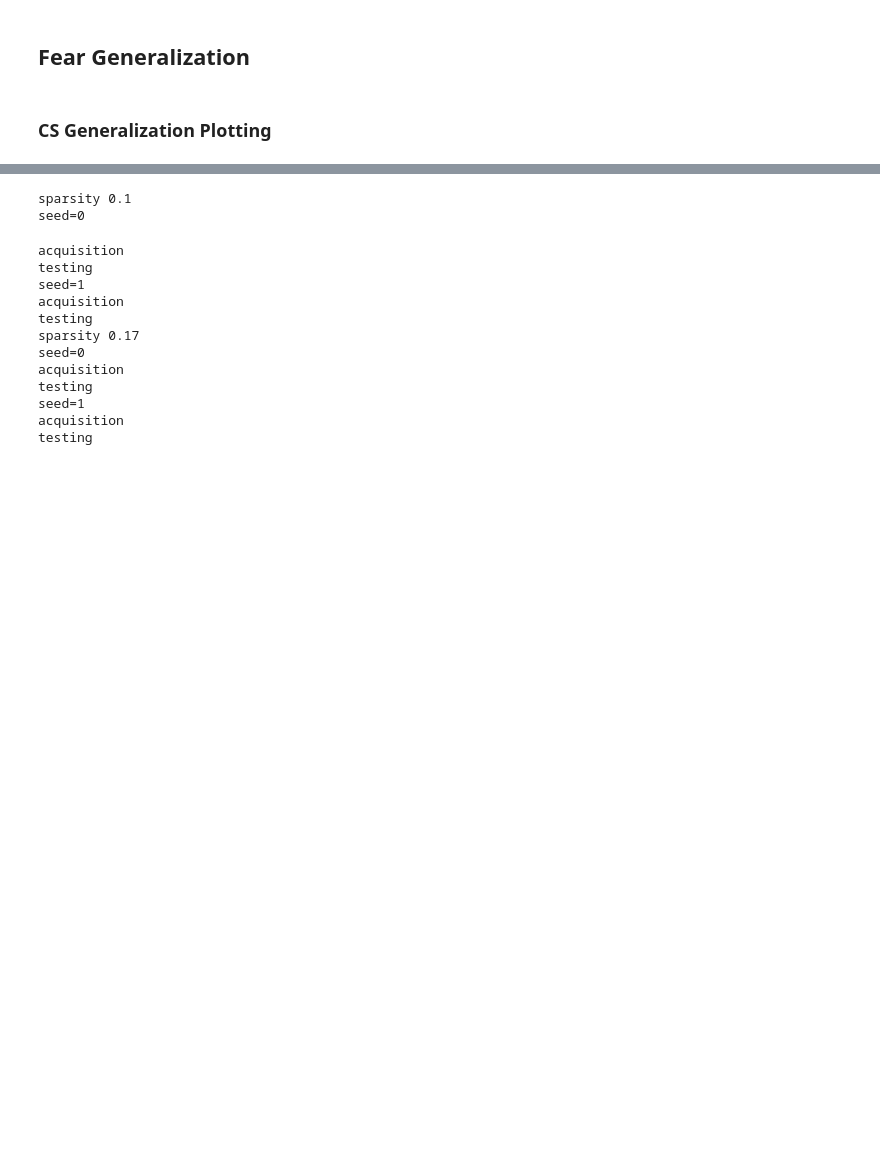
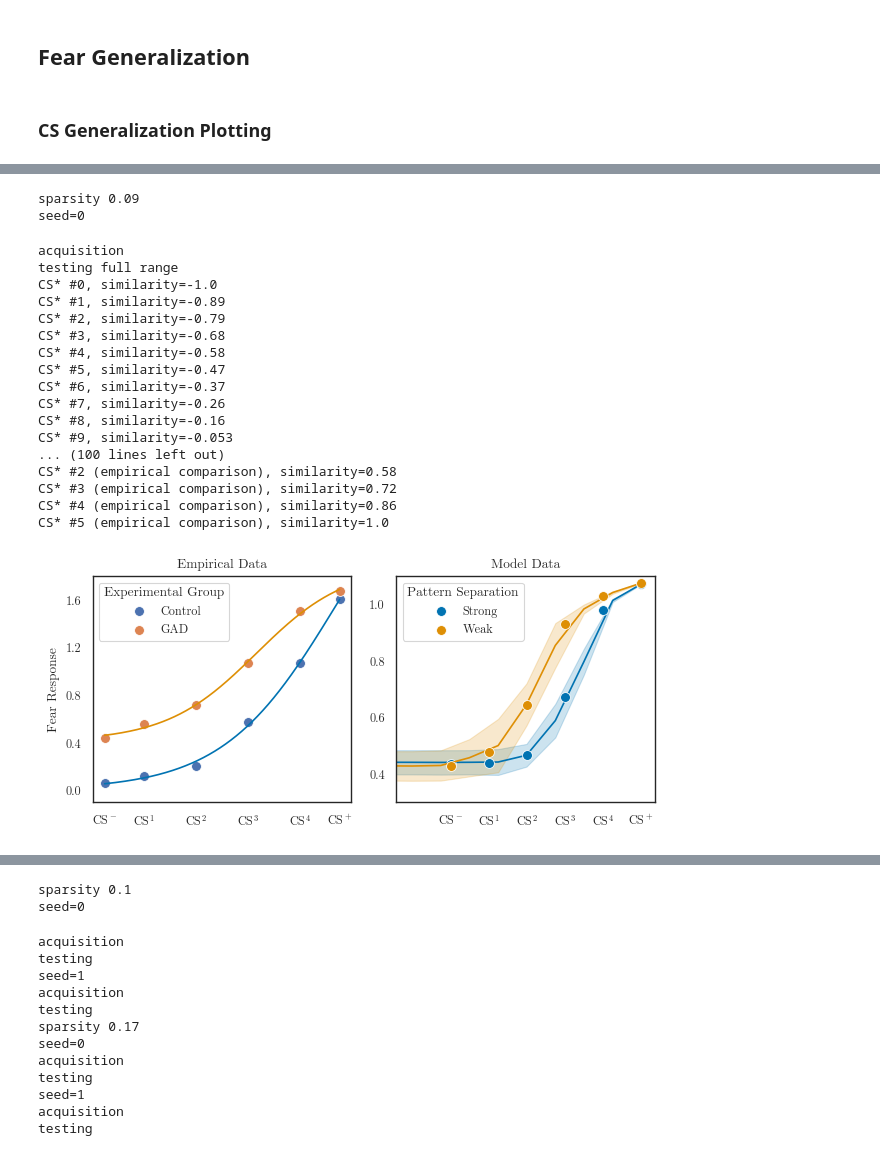
Before and after one commit to psipeter/amygdala, a Jupyter notebook: experiments.ipynb, the cells around one changed output, grey strips where cells are left out. Saved outputs shown, nothing was run; the diff lists cells and outputs as text; code cells hidden in the pictures; blank space fills up the shorter version.

```diff
--- a/experiments.ipynb
+++ b/experiments.ipynb
@@ -792,6 +792,9 @@ def genCS(
         load=False,
         choose_intercepts_method='fixed',
         sparsity=0.5,
+        CSminusSim=0.0,
+        minSim=-1.0,
+        compare_empirical=False,
     ):
 
     if load:
@@ -799,6 +802,7 @@ def genCS(
     else:
         rng = np.random.RandomState(seeds)
         data = pd.DataFrame(columns=["seed", "Fear Response", "Similarity to CS+"])
+        data_compare_empirical = pd.DataFrame(columns=["seed", "Fear Response", "Similarity to CS+"])
         for seed in range(seeds):
             print(f"seed={seed}")
             lr1 = rng.uniform(1e-4, 3e-4)
@@ -826,10 +830,12 @@ def genCS(
             CTX = net.inputs.CTXs[0]
             CSplus = net.inputs.CSs[0]
             similarities = np.dot(CSplus, net.inputs.CSs.T)
-            CSminus = net.inputs.CSs[np.argmin(np.abs(similarities))]
-            target_similarities = np.linspace(0, 1, nCS)
+            CSminus = net.inputs.CSs[np.argmin(np.abs(similarities-CSminusSim))]
+#             CSminus = net.inputs.CSs[np.argmin(similarities)]
+            target_similarities = np.linspace(minSim, 1, nCS)
             stims = np.array([CSplus for n in range(nCond)] + [CSminus for n in range(nCond)])
             rng.shuffle(stims)
+            target_similarities2 = np.linspace(CSminusSim, 1, 6)
             with sim:
                 print("acquisition")
                 net.inputs.stop_learning = 0
@@ -839,14 +845,14 @@ def genCS(
                     net.inputs.CS = stims[p]
                     net.inputs.US = 1 if np.all(stims[p]==CSplus) else 0
                     sim.run(2)
-                print("testing")
+                print("testing full range")
                 net.inputs.stop_learning = 1
                 net.inputs.US = 0
                 for cs in range(nCS):
                     target_sim = target_similarities[cs]
                     CS = net.inputs.CSs[np.argmin(np.abs(similarities-target_sim))]
                     net.inputs.CS = CS
-#                     print(f"CS* #{cs}, similarity={np.dot(CSplus, CS):.2}")
+                    print(f"CS* #{cs}, similarity={np.dot(CSplus, CS):.2}")
                     sim.run(2)
                     freezing = np.mean(sim.data[net.pCeM][-int(1/dt):])
                     similarity = np.dot(CSplus, CS)
@@ -855,11 +861,28 @@ def genCS(
                         "Fear Response": freezing,
                         "Similarity to CS+": np.around(similarity, 3),
                     }, ignore_index=True)
+                if compare_empirical:
+                    target_similarities2 = np.linspace(CSminusSim, 1, 6)
+                    for cs in range(6):
+                        target_sim = target_similarities2[cs]
+                        CS = net.inputs.CSs[np.argmin(np.abs(similarities-target_sim))]
+                        net.inputs.CS = CS
+                        print(f"CS* #{cs} (empirical comparison), similarity={np.dot(CSplus, CS):.2}")
+                        sim.run(2)
+                        freezing = np.mean(sim.data[net.pCeM][-int(1/dt):])
+                        similarity = np.dot(CSplus, CS)
+                        data_compare_empirical = data_compare_empirical.append({
+                            "seed": int(seed),
+                            "Fear Response": freezing,
+                            "Similarity to CS+": np.around(similarity, 3),
+                        }, ignore_index=True)
+
 
     if choose_intercepts_method=='fixed':
         data.to_pickle(f"genCS_intercept{intCS}_dimCS={dim_CS}.pkl")
     elif choose_intercepts_method=='sparsity':
         data.to_pickle(f"genCS_sparsity{sparsity}_dimCS={dim_CS}.pkl")
+        data_compare_empirical.to_pickle(f"genCS_sparsity{sparsity}_dimCS={dim_CS}_compare_empirical.pkl")
 # %% [markdown]
 ### CS Generalization Plotting
 # %%
@@ -938,0 +977,34 @@ plot_genCS(sparsities, dim_CS, dim_CTX, xmin=0.0, ymin=0.3, ymax=1.1)
+# %%
+sparsities = [0.09, 0.12]
+seeds = 2
+nCS = 20
+dim_CS = 3
+dim_CTX = 5
+nNeuronsExtCS = 3000
+CSminusSim = 0.3
+for i in sparsities:
+    print(f"sparsity {i}")
+    genCS(seeds=seeds, nCS=nCS, dim_CS=dim_CS, dim_CTX=dim_CTX, nNeuronsExtCS=nNeuronsExtCS,
+          sparsity=i, choose_intercepts_method='sparsity', CSminusSim=CSminusSim, compare_empirical=True)
+plot_genCS(sparsities, dim_CS, dim_CTX, xmin=0.1, ymin=0.3, ymax=1.1)
+# %% [output]
+sparsity 0.09
+seed=0
+acquisition
+testing full range
+CS* #0, similarity=-1.0
+CS* #1, similarity=-0.89
+CS* #2, similarity=-0.79
+CS* #3, similarity=-0.68
+CS* #4, similarity=-0.58
+CS* #5, similarity=-0.47
+CS* #6, similarity=-0.37
+CS* #7, similarity=-0.26
+CS* #8, similarity=-0.16
+CS* #9, similarity=-0.053
+... (100 lines left out)
+CS* #2 (empirical comparison), similarity=0.58
+CS* #3 (empirical comparison), similarity=0.72
+CS* #4 (empirical comparison), similarity=0.86
+CS* #5 (empirical comparison), similarity=1.0
+[figure, added]
```
Also changed, not shown: parts of 16 cells of this notebook.
